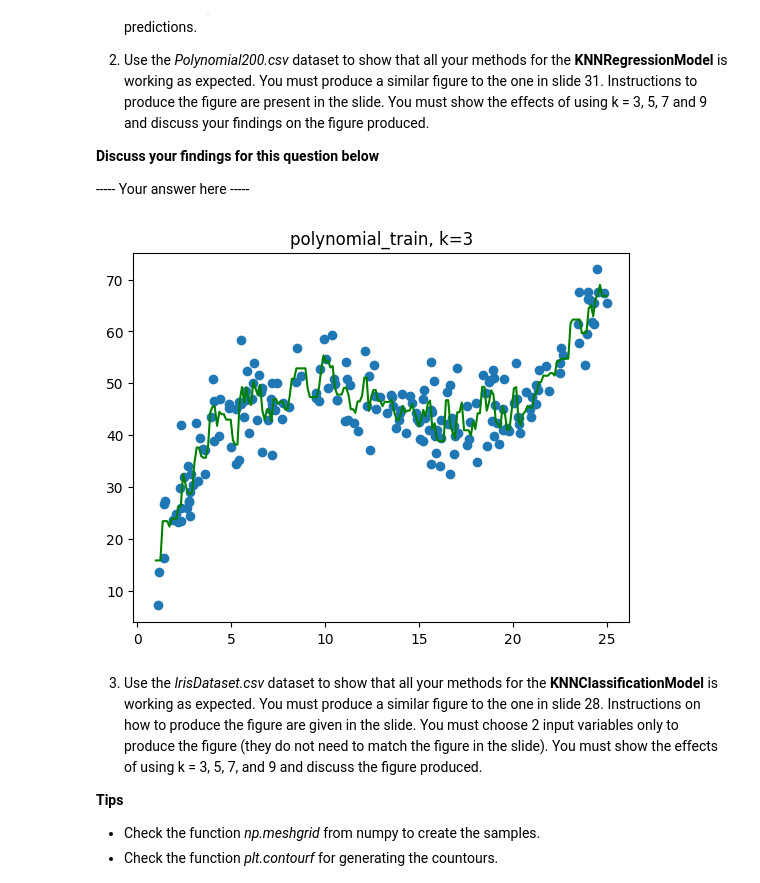
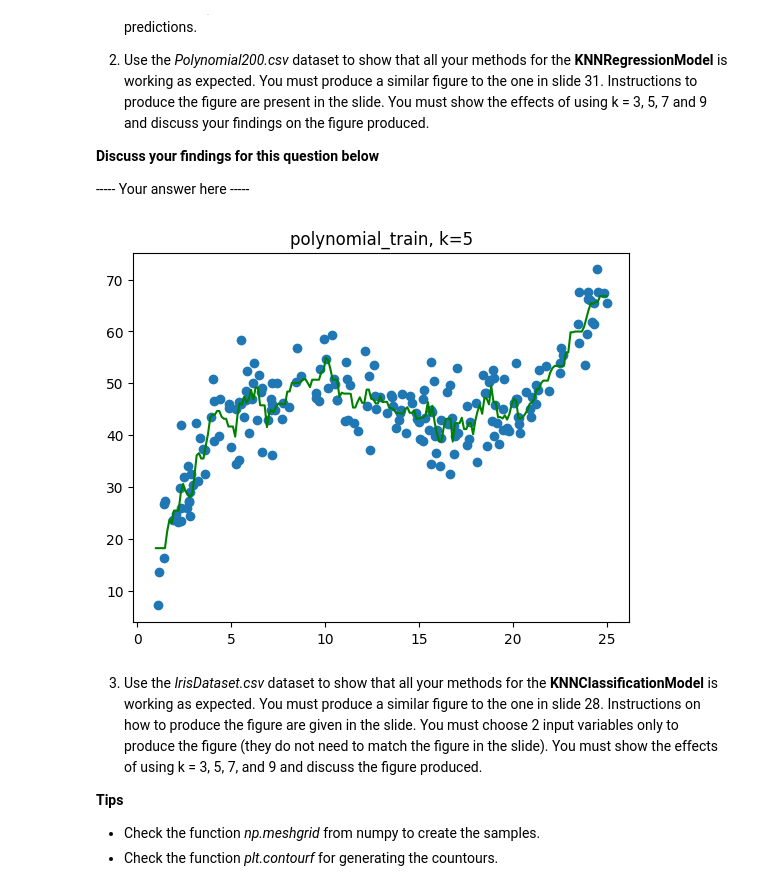
Before and after one commit to SuyashMullick/2DV516-Assignments, a Jupyter notebook: A1/Assignment 1/A1.ipynb, the cells around one changed output. Saved outputs shown, nothing was run; the diff lists cells and outputs as text; code cells hidden in the pictures.

```diff
--- a/A1/Assignment 1/A1.ipynb
+++ b/A1/Assignment 1/A1.ipynb
@@ -61,29 +61,29 @@ def normalize(X, mean=None, std=None):
 # %%
 # Load dataset
 polynomial_data = np.loadtxt('Polynomial200.csv', delimiter=',', skiprows=1)
 X_train = polynomial_data[:, 0].reshape(-1, 1)
 y_train = polynomial_data[:, 1]
-mesh_points = np.linspace(1, 25, 200).reshape(-1, 1)
+X_test = np.linspace(1, 25, 200).reshape(-1, 1)
 
 # Normalize dataset
 X_train_normalized, train_mean, train_std = normalize(X_train)
-mesh_points_normalized, _, _ = normalize(mesh_points, train_mean, train_std)
+X_test_normalized, _, _ = normalize(X_test, train_mean, train_std)
 
 # Choose k from 3, 5, 7, 9 or another value & load model
-k = 3
+k = 5
 kNNRegressionModel = MlM.KNNRegressionModel(k)
 
 # Fit and predict data
 kNNRegressionModel.fit(X_train_normalized, y_train)
-y_predicted = kNNRegressionModel.predict(mesh_points_normalized)
+y_predicted = kNNRegressionModel.predict(X_test_normalized)
 
 # Plot data
 plt.scatter(X_train, y_train)
-plt.plot(mesh_points, y_predicted, color="green")
+plt.plot(X_test, y_predicted, color="green")
 plt.title(f"polynomial_train, k={k}")
 plt.show()
 # %% [output]
-[figure, old version]
+[figure, new version]
 # %% [markdown]
 
 3. Use the *IrisDataset.csv* dataset to show that all your methods for the **KNNClassificationModel** is working as expected. You must produce a similar figure to the one in slide 28. Instructions on how to produce the figure are given in the slide. You must choose 2 input variables only to produce the figure (they do not need to match the figure in the slide). You must show the effects of using k = 3, 5, 7, and 9 and discuss the figure produced.
```
Also changed, not shown: parts of 8 cells of this notebook, 1 other file.
